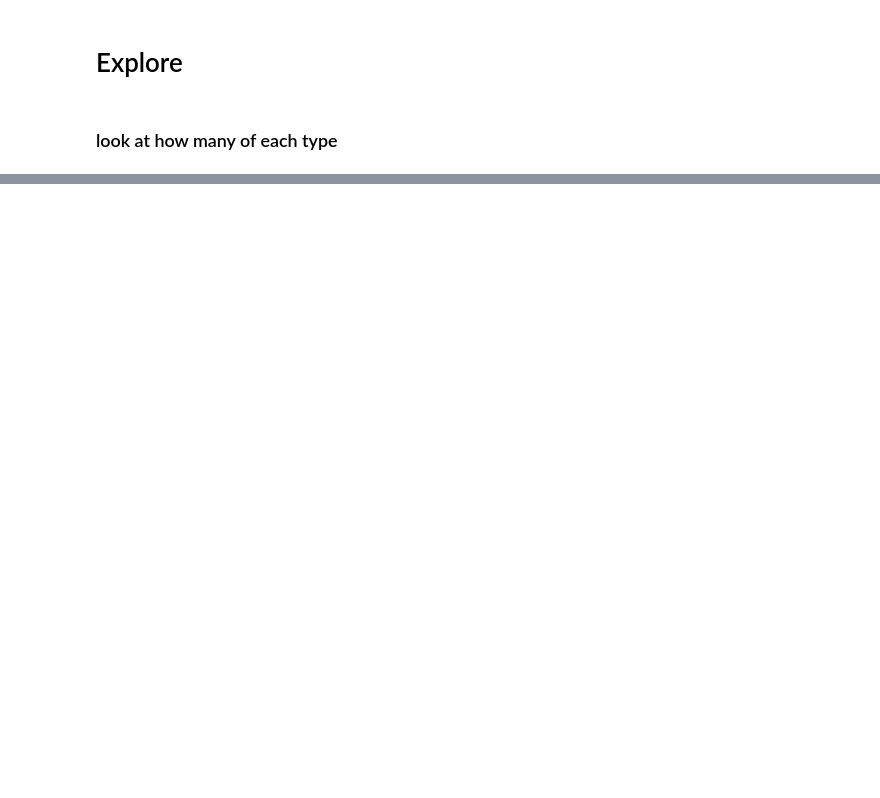
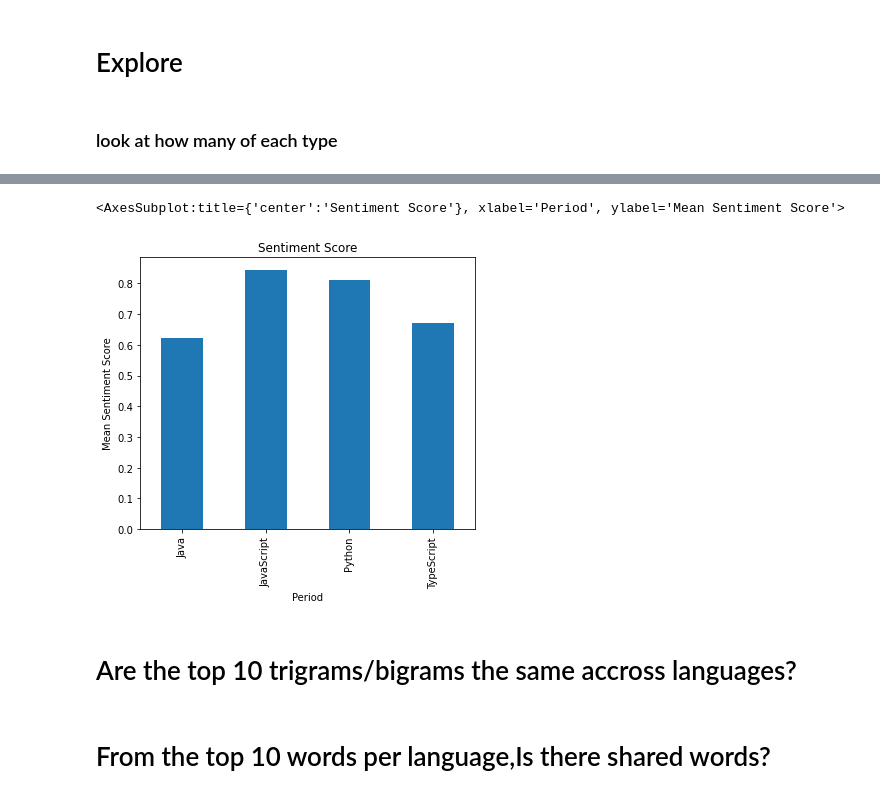
Before and after one commit to NLP-Project-Burton-Yuvia-Yvette/NLP-Project, a Jupyter notebook: Yvettes_notebook.ipynb, the cells around one changed output, grey strips where cells are left out. Saved outputs shown, nothing was run; the diff lists cells and outputs as text; code cells hidden in the pictures; blank space fills up the shorter version.

Commit message:
add sentimate question

```diff
--- a/Yvettes_notebook.ipynb
+++ b/Yvettes_notebook.ipynb
@@ -383,0 +427,27 @@ train, validate, test = split_data(inshort_df,'')
+# %%
+df_subset = sentimate_df[['row_id', 'clean_text']].copy()
+# %%
+# set up empty dataframe for staging output
+df1=pd.DataFrame()
+df1['row_id']=['99999999999']
+df1['sentiment_type']='NA999NA'
+df1['sentiment_score']=0
+# %%
+print('Processing sentiment analysis...')
+# sid = SentimentIntensityAnalyzer()
+t_df = df1
+for index,row in df_subset.iterrows():
+    scores = sia.polarity_scores(row[1])
+    for key, value in scores.items():
+        temp = [key,value,row[0]]
+        df1['row_id']=row[0]
+        df1['sentiment_type']=key
+        df1['sentiment_score']=value
+        t_df=t_df.append(df1)
+#remove dummy row with row_id = 99999999999
+t_df_cleaned = t_df[t_df.row_id != '99999999999']
+#remove duplicates if any exist
+t_df_cleaned = t_df_cleaned.drop_duplicates()
+# only keep rows where sentiment_type = compound
+t_df_cleaned = t_df[t_df.sentiment_type == 'compound']
+print(t_df_cleaned.head(10))
@@ -383,0 +467,4 @@ train, validate, test = split_data(inshort_df,'')
+# %%
+#merge dataframes
+df_output = pd.merge(sentimate_df, t_df_cleaned, on='row_id', how='inner')
+print(df_output.head(10))
@@ -383,0 +501,13 @@ train, validate, test = split_data(inshort_df,'')
+# %%
+#generate mean of sentiment_score by period
+dfg = df_output.groupby(['language'])['sentiment_score'].mean()
+#create a bar plot
+dfg.plot(kind='bar', title='Sentiment Score', ylabel='Mean Sentiment Score',
+         xlabel='Period', figsize=(6, 5))
+# %% [output]
+<AxesSubplot:title={'center':'Sentiment Score'}, xlabel='Period', ylabel='Mean Sentiment Score'>
+[figure, added]
+# %% [markdown]
+# Are the top 10 trigrams/bigrams the same accross languages?
+# %% [markdown]
+# From the top 10 words per language,Is there shared words?
```
Also changed, not shown: parts of 42 cells of this notebook.
